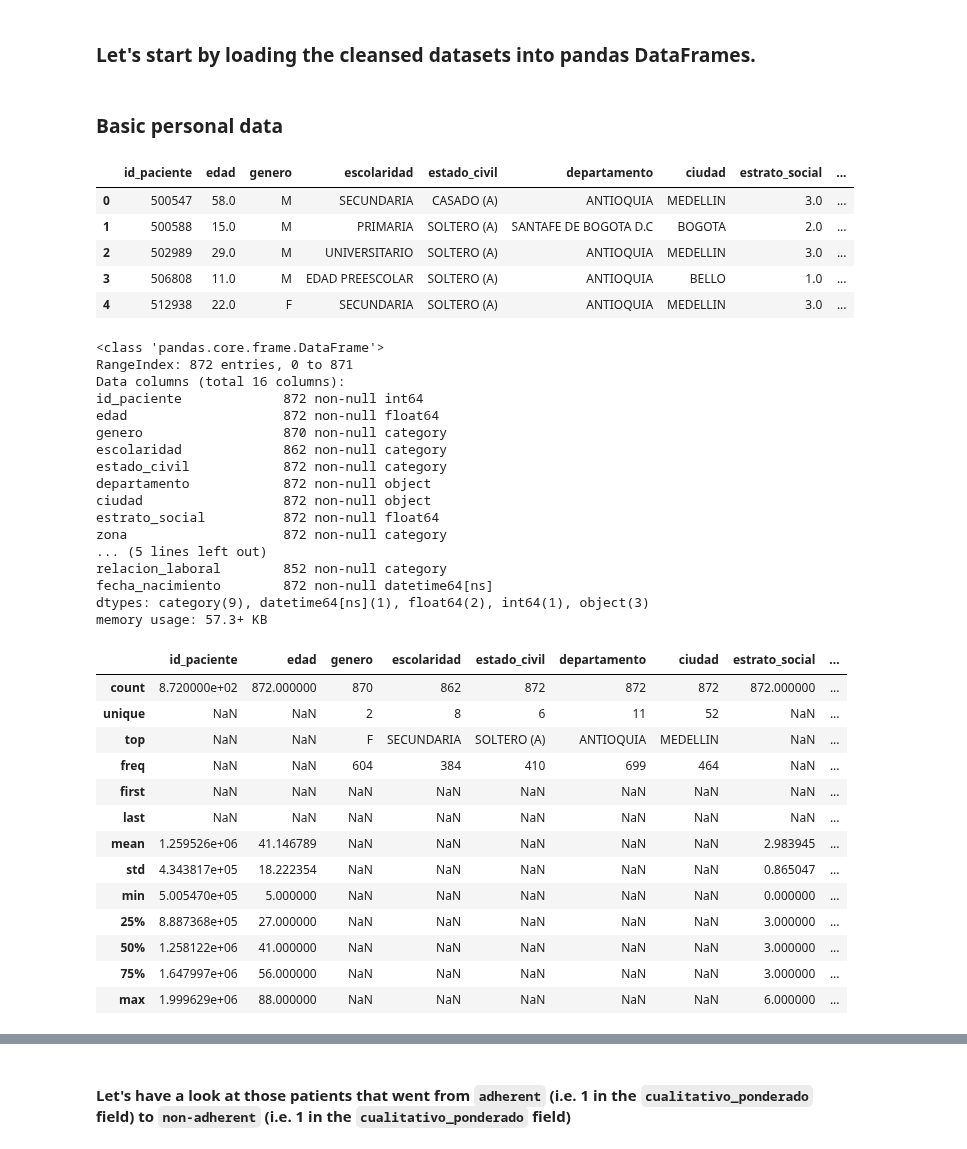
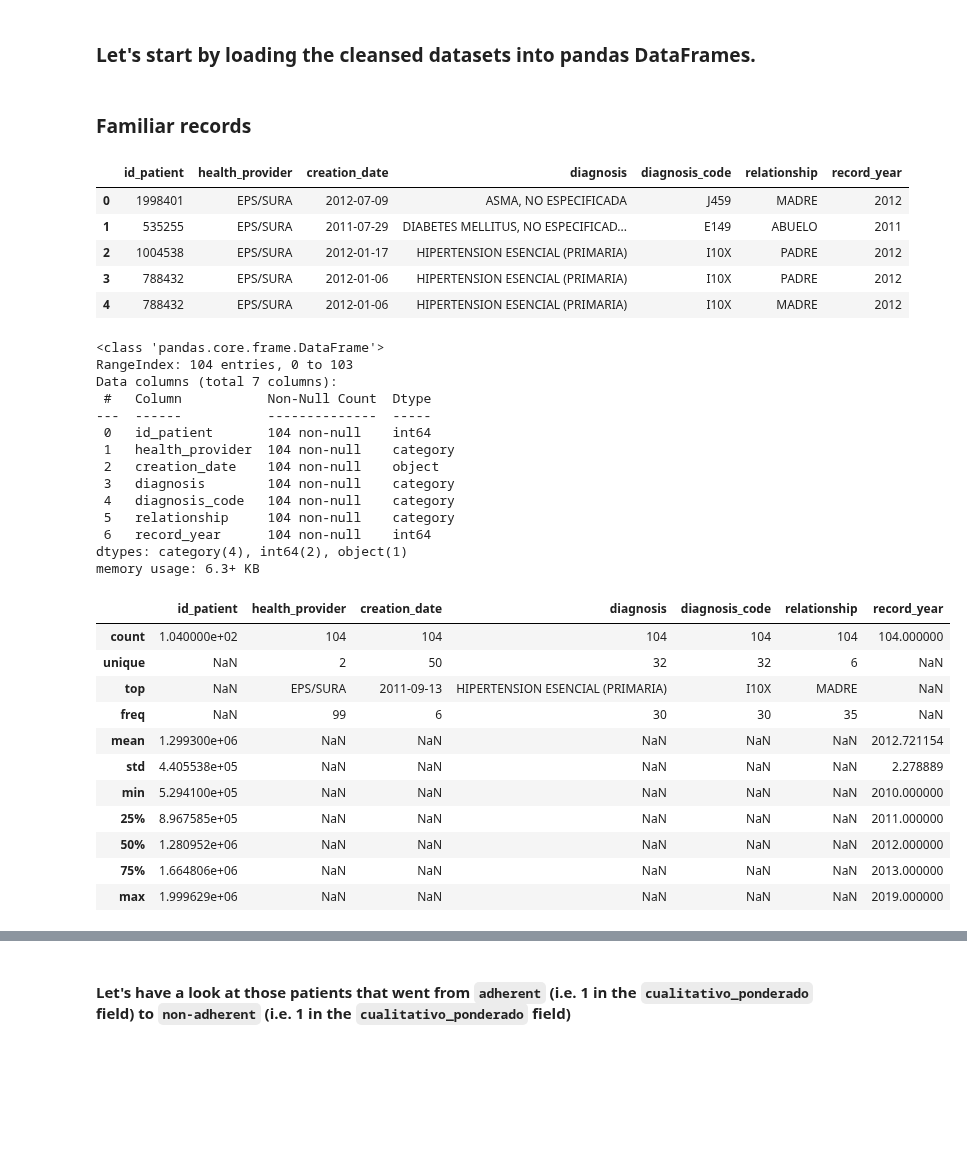
Before and after one commit to DS4A-T22/exploratory_data_analysis, a Jupyter notebook: EDA-FR_Adherence_01.ipynb, the cells around one changed output, grey strips where cells are left out. Saved outputs shown, nothing was run; the diff lists cells and outputs as text; code cells hidden in the pictures; blank space fills up the shorter version.

```diff
--- a/EDA-FR_Adherence_01.ipynb
+++ b/EDA-FR_Adherence_01.ipynb
@@ -22,48 +40,43 @@ life_quality = ov.get_wellbeing_index_dataset()
-# %% [markdown]
-### Basic personal data
+# %% [markdown]
+### Familiar records
 # %%
-basic_info.head()
+familiar_records.head()
 # %% [output]
-|  | id_paciente | edad | genero | escolaridad | estado_civil | departamento | ciudad | estrato_social | ... |
-| 0 | 500547 | 58.0 | M | SECUNDARIA | CASADO (A) | ANTIOQUIA | MEDELLIN | 3.0 | ... |
-| 1 | 500588 | 15.0 | M | PRIMARIA | SOLTERO (A) | SANTAFE DE BOGOTA D.C | BOGOTA | 2.0 | ... |
-| 2 | 502989 | 29.0 | M | UNIVERSITARIO | SOLTERO (A) | ANTIOQUIA | MEDELLIN | 3.0 | ... |
-| 3 | 506808 | 11.0 | M | EDAD PREESCOLAR | SOLTERO (A) | ANTIOQUIA | BELLO | 1.0 | ... |
-| 4 | 512938 | 22.0 | F | SECUNDARIA | SOLTERO (A) | ANTIOQUIA | MEDELLIN | 3.0 | ... |
+|  | id_patient | health_provider | creation_date | diagnosis | diagnosis_code | relationship | record_year |
+| 0 | 1998401 | EPS/SURA | 2012-07-09 | ASMA, NO ESPECIFICADA | J459 | MADRE | 2012 |
+| 1 | 535255 | EPS/SURA | 2011-07-29 | DIABETES MELLITUS, NO ESPECIFICAD... | E149 | ABUELO | 2011 |
+| 2 | 1004538 | EPS/SURA | 2012-01-17 | HIPERTENSION ESENCIAL (PRIMARIA) | I10X | PADRE | 2012 |
+| 3 | 788432 | EPS/SURA | 2012-01-06 | HIPERTENSION ESENCIAL (PRIMARIA) | I10X | PADRE | 2012 |
+| 4 | 788432 | EPS/SURA | 2012-01-06 | HIPERTENSION ESENCIAL (PRIMARIA) | I10X | MADRE | 2012 |
 # %%
-basic_info.info()
+familiar_records.info()
 # %% [output]
 <class 'pandas.core.frame.DataFrame'>
-RangeIndex: 872 entries, 0 to 871
-Data columns (total 16 columns):
-id_paciente             872 non-null int64
-edad                    872 non-null float64
-genero                  870 non-null category
-escolaridad             862 non-null category
-estado_civil            872 non-null category
-departamento            872 non-null object
-ciudad                  872 non-null object
-estrato_social          872 non-null float64
-zona                    872 non-null category
-... (5 lines left out)
-relacion_laboral        852 non-null category
-fecha_nacimiento        872 non-null datetime64[ns]
-dtypes: category(9), datetime64[ns](1), float64(2), int64(1), object(3)
-memory usage: 57.3+ KB
+RangeIndex: 104 entries, 0 to 103
+Data columns (total 7 columns):
+ #   Column           Non-Null Count  Dtype
+---  ------           --------------  -----
+ 0   id_patient       104 non-null    int64
+ 1   health_provider  104 non-null    category
+ 2   creation_date    104 non-null    object
+ 3   diagnosis        104 non-null    category
+ 4   diagnosis_code   104 non-null    category
+ 5   relationship     104 non-null    category
+ 6   record_year      104 non-null    int64
+dtypes: category(4), int64(2), object(1)
+memory usage: 6.3+ KB
 # %%
-basic_info.describe(include='all')
+familiar_records.describe(include='all')
 # %% [output]
-|  | id_paciente | edad | genero | escolaridad | estado_civil | departamento | ciudad | estrato_social | ... |
-| count | 8.720000e+02 | 872.000000 | 870 | 862 | 872 | 872 | 872 | 872.000000 | ... |
-| unique | NaN | NaN | 2 | 8 | 6 | 11 | 52 | NaN | ... |
-| top | NaN | NaN | F | SECUNDARIA | SOLTERO (A) | ANTIOQUIA | MEDELLIN | NaN | ... |
-| freq | NaN | NaN | 604 | 384 | 410 | 699 | 464 | NaN | ... |
-| first | NaN | NaN | NaN | NaN | NaN | NaN | NaN | NaN | ... |
-| last | NaN | NaN | NaN | NaN | NaN | NaN | NaN | NaN | ... |
-| mean | 1.259526e+06 | 41.146789 | NaN | NaN | NaN | NaN | NaN | 2.983945 | ... |
-| std | 4.343817e+05 | 18.222354 | NaN | NaN | NaN | NaN | NaN | 0.865047 | ... |
-| min | 5.005470e+05 | 5.000000 | NaN | NaN | NaN | NaN | NaN | 0.000000 | ... |
-| 25% | 8.887368e+05 | 27.000000 | NaN | NaN | NaN | NaN | NaN | 3.000000 | ... |
-| 50% | 1.258122e+06 | 41.000000 | NaN | NaN | NaN | NaN | NaN | 3.000000 | ... |
-| 75% | 1.647997e+06 | 56.000000 | NaN | NaN | NaN | NaN | NaN | 3.000000 | ... |
-| max | 1.999629e+06 | 88.000000 | NaN | NaN | NaN | NaN | NaN | 6.000000 | ... |
+|  | id_patient | health_provider | creation_date | diagnosis | diagnosis_code | relationship | record_year |
+| count | 1.040000e+02 | 104 | 104 | 104 | 104 | 104 | 104.000000 |
+| unique | NaN | 2 | 50 | 32 | 32 | 6 | NaN |
+| top | NaN | EPS/SURA | 2011-09-13 | HIPERTENSION ESENCIAL (PRIMARIA) | I10X | MADRE | NaN |
+| freq | NaN | 99 | 6 | 30 | 30 | 35 | NaN |
+| mean | 1.299300e+06 | NaN | NaN | NaN | NaN | NaN | 2012.721154 |
+| std | 4.405538e+05 | NaN | NaN | NaN | NaN | NaN | 2.278889 |
+| min | 5.294100e+05 | NaN | NaN | NaN | NaN | NaN | 2010.000000 |
+| 25% | 8.967585e+05 | NaN | NaN | NaN | NaN | NaN | 2011.000000 |
+| 50% | 1.280952e+06 | NaN | NaN | NaN | NaN | NaN | 2012.000000 |
+| 75% | 1.664806e+06 | NaN | NaN | NaN | NaN | NaN | 2013.000000 |
+| max | 1.999629e+06 | NaN | NaN | NaN | NaN | NaN | 2019.000000 |
```
Also changed, not shown: parts of 121 cells of this notebook, 1 other file.
